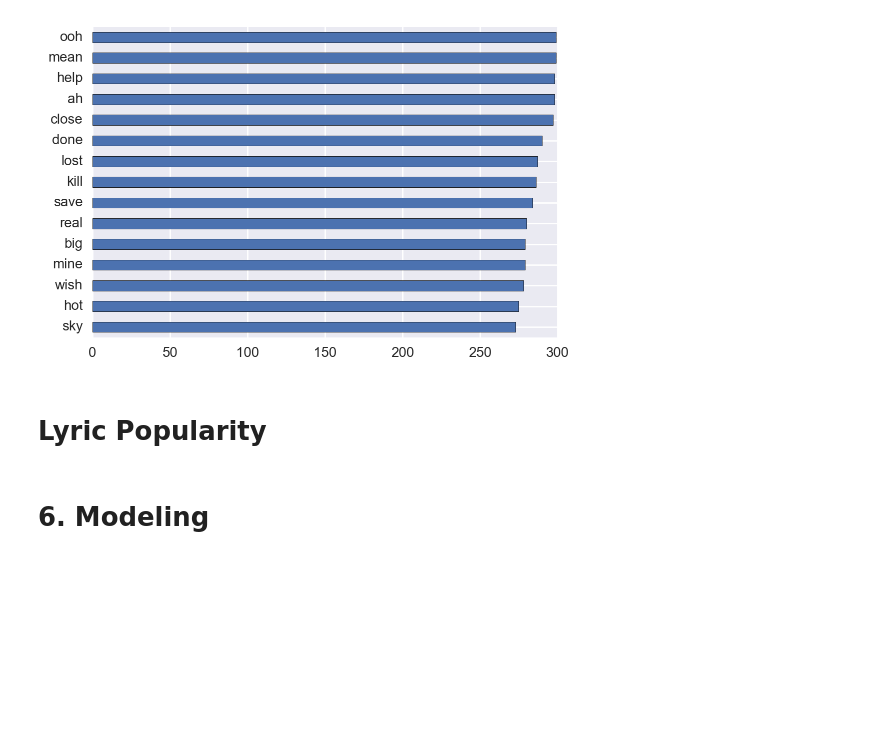
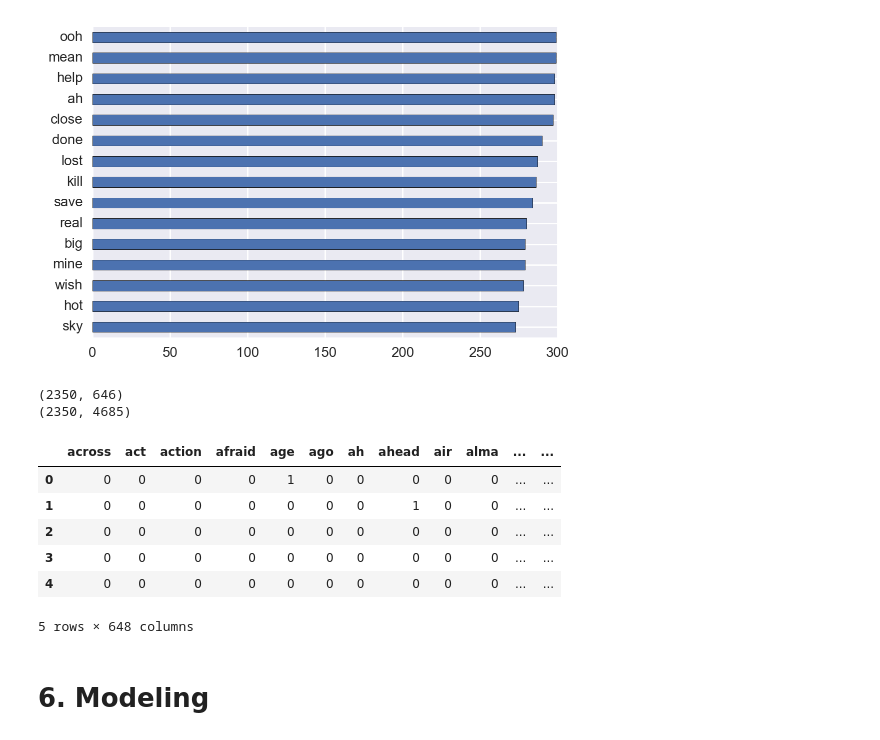
Before and after one commit to davrayjohn/DSI-SF-4-davrayjohn, a Jupyter notebook: Capestone/Capstone - Technical Report.ipynb, the cells around one changed output. Drawn from its saved outputs; the diff is of its cells as text; code cells hidden in the pictures; blank space fills up the shorter version.

```diff
--- a/Capestone/Capstone - Technical Report.ipynb
+++ b/Capestone/Capstone - Technical Report.ipynb
@@ -707,5 +747,3 @@ df_words[df_words.columns].sum().sort_values(ascending=True).tail(15).plot(kind=
 # %% [output]
 <matplotlib.axes._subplots.AxesSubplot at 0x...>
 [figure]
-# %% [markdown]
-# Lyric Popularity
@@ -714,0 +750,16 @@ df_lyrics_popularity = df_lyric_updated.drop(pop_cols_del, axis=1)
+# %%
+print df_words.shape
+print df_lyric_metadata.shape
+# %% [output]
+(2350, 646)
+(2350, 4685)
+# %%
+df_words.head()
+# %% [output]
+|  | across | act | action | afraid | age | ago | ah | ahead | air | alma | ... | ... |
+| 0 | 0 | 0 | 0 | 0 | 1 | 0 | 0 | 0 | 0 | 0 | ... | ... |
+| 1 | 0 | 0 | 0 | 0 | 0 | 0 | 0 | 1 | 0 | 0 | ... | ... |
+| 2 | 0 | 0 | 0 | 0 | 0 | 0 | 0 | 0 | 0 | 0 | ... | ... |
+| 3 | 0 | 0 | 0 | 0 | 0 | 0 | 0 | 0 | 0 | 0 | ... | ... |
+| 4 | 0 | 0 | 0 | 0 | 0 | 0 | 0 | 0 | 0 | 0 | ... | ... |
+5 rows × 648 columns
```
Also changed, not shown: parts of 48 cells of this notebook, 1 other file.
